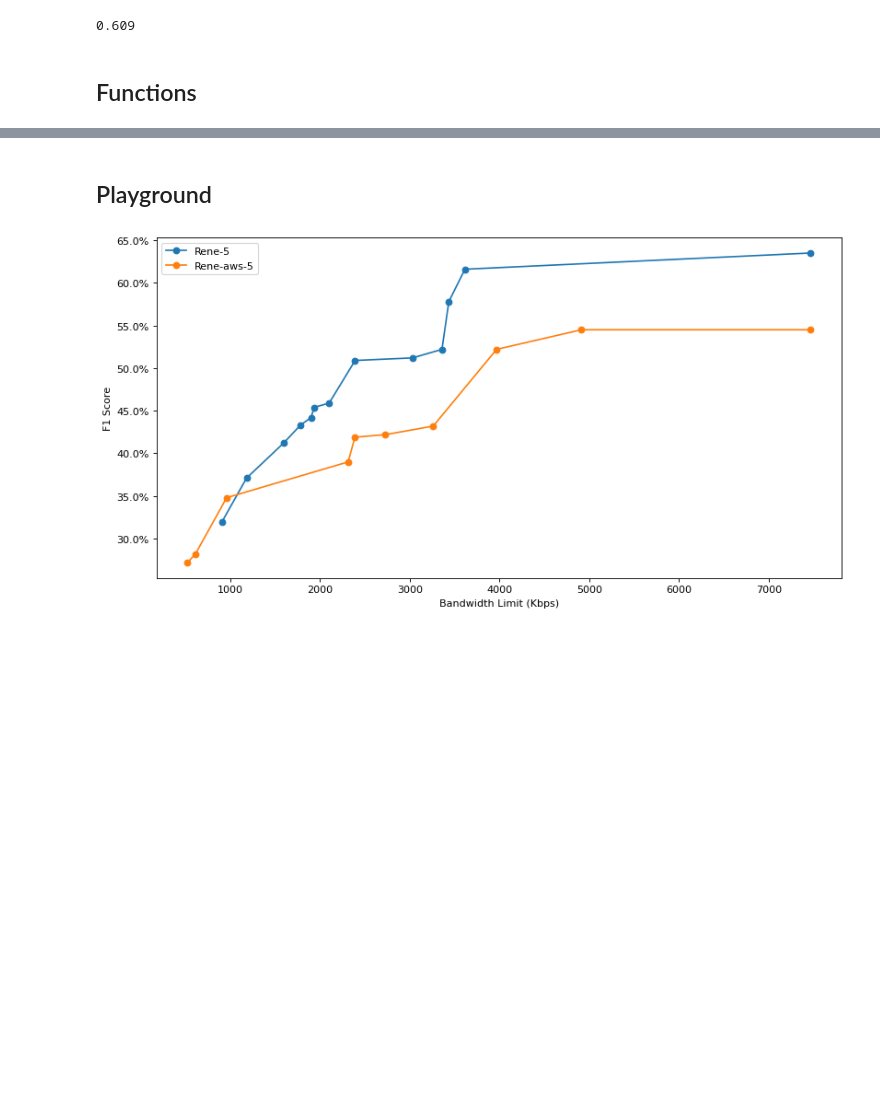
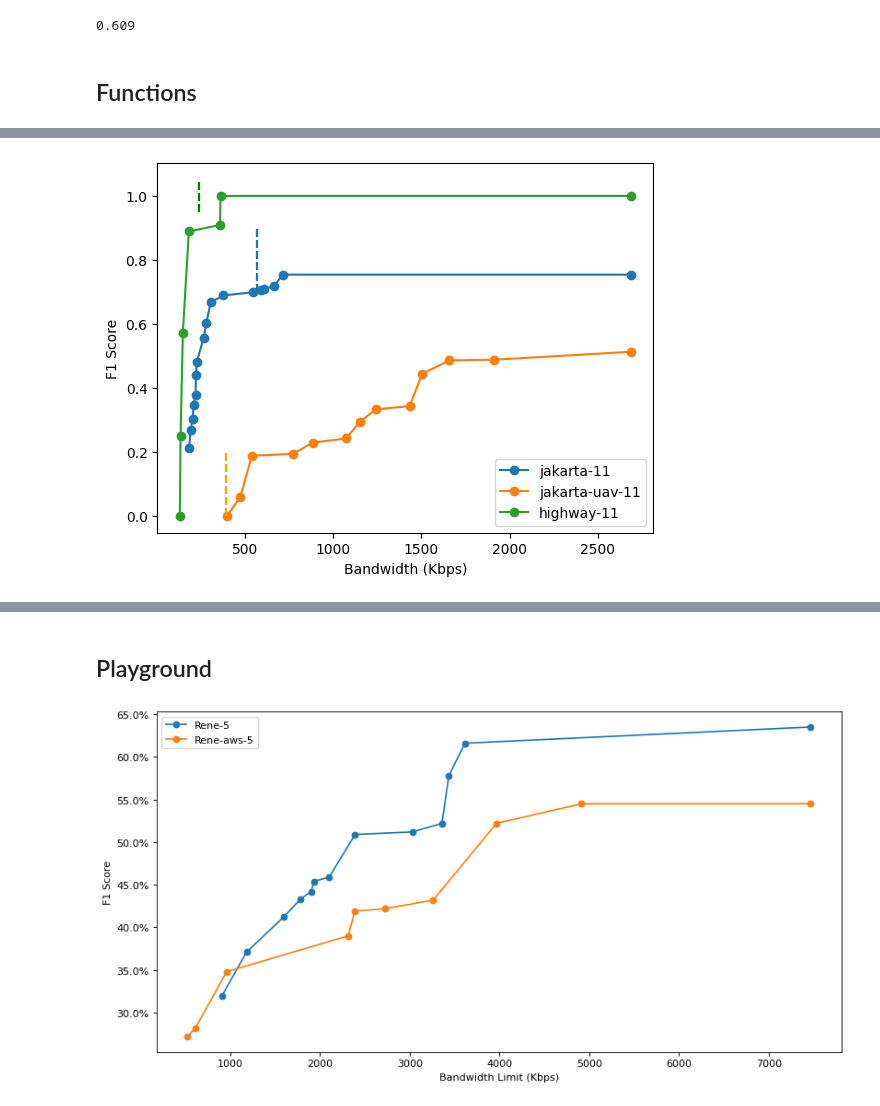
Before and after one commit to zharfanf/dds-zharfanf, a Jupyter notebook: workspace/plotter.ipynb, the cells around one changed output, grey strips where cells are left out. Drawn from its saved outputs; the diff is of its cells as text; code cells hidden in the pictures; blank space fills up the shorter version.

```diff
--- a/workspace/plotter.ipynb
+++ b/workspace/plotter.ipynb
@@ -127,0 +199,4 @@ def F1_Bandwidth_limit_plot_compare(bandwidth_f1_1, label1, bandwidth_f1_2, labe
+# %%
+plot_profile(10)
+# %% [output]
+[figure, added]
```
Also changed, not shown: parts of 21 cells of this notebook.
